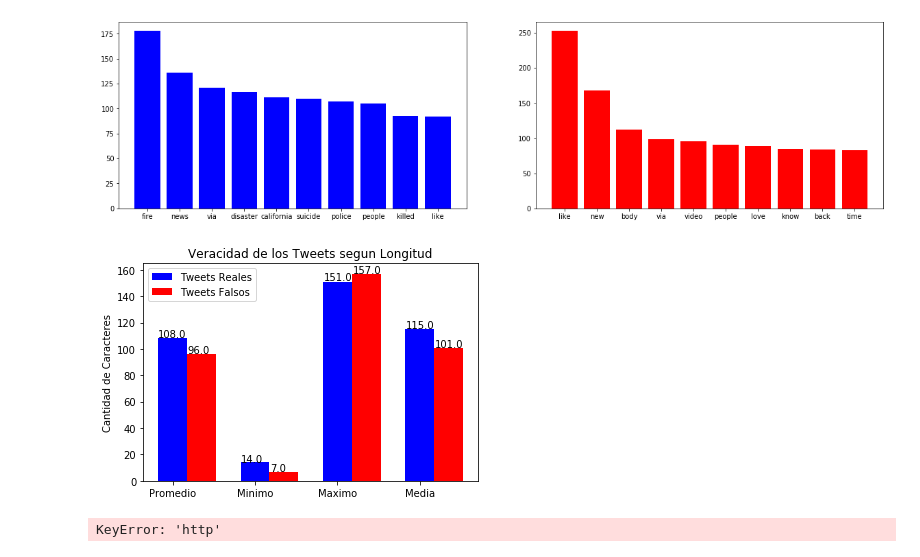
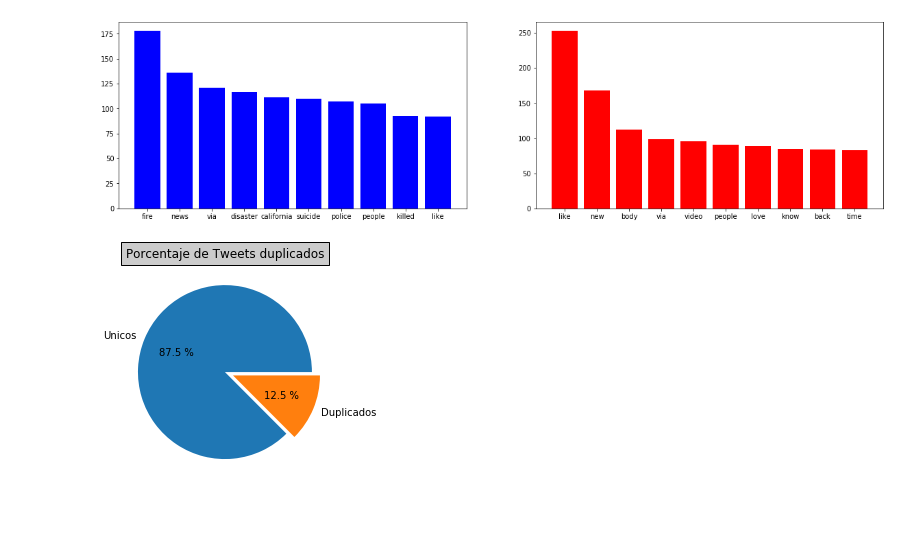
Before and after one commit to pabliyo/coronadatos, a Jupyter notebook: TP1-AnalisisText.ipynb, the cells around one changed output. Saved outputs shown, nothing was run; the diff lists cells and outputs as text; code cells hidden in the pictures; blank space fills up the shorter version.

Commit message:
agregando analisis de duplicados

```diff
--- a/TP1-AnalisisText.ipynb
+++ b/TP1-AnalisisText.ipynb
@@ -299,38 +299,3 @@ plt.show()
 [figure]
 # %%
 #Conclusion palabras que aparecieron
-# %%
-etiquetas = ['Promedio', 'Minimo', 'Maximo', 'Media']
-
-yreal = [dfreal.text.str.len().mean().round(), dfreal.text.str.len().min(), dfreal.text.str.len().max(), dfreal.text.str.len().median() ]
-yfalso = [dffalso.text.str.len().mean().round(), dffalso.text.str.len().min(), dffalso.text.str.len().max(), dffalso.text.str.len().median()]
-
-x = np.arange(len(etiquetas))
-y = np.arange(0, 180, 20)
-
-barw = 0.35
-
-fig,ax = plt.subplots()
-
-bar_real = ax.bar(x,yreal,width=barw, label='Tweets Reales', color='blue',zorder=2)
-bar_falso = ax.bar(x + barw,yfalso,width=barw,label='Tweets Falsos',color='red',zorder=2)
-
-ax.set_title('Veracidad de los Tweets segun Longitud')
-ax.set_ylabel('Cantidad de Caracteres')
-
-ax.set_xticks(x)
-ax.set_xticklabels(etiquetas)
-
-ax.set_yticks(y)
-ax.set_yticklabels(y)
-
-ax.legend()
-
-for p in ax.patches:
-    ax.annotate(np.round(p.get_height()), (p.get_x() * 1.005, p.get_height() * 1.005))
-# %% [output]
-[figure, removed]
-# %%
-dfreal[dfreal['http']==True].shape[0] / df.shape[0] * 100
-# %% [output]
-KeyError: 'http'
@@ -369,0 +302,14 @@ dfreal.text.str.len().describe().plot.bar()
+# %%
+#Verifico si existen comentarios duplicados
+duplicados = df[df['text'].duplicated(keep=False)] #selecciono todas sus apariciones
+tweets = [df.shape[0]-duplicados.shape[0], duplicados.shape[0]]
+nombres = ["Unicos","Duplicados"]
+desfase = (0, 0.1)
+
+
+
+plt.pie(tweets, labels=nombres,autopct="%0.1f %%", explode=desfase)
+plt.title("Porcentaje de Tweets duplicados",bbox={'facecolor':'0.8', 'pad':5})
+plt.show()
+# %% [output]
+[figure, added]
```
Also changed, not shown: parts of 10 cells of this notebook.
